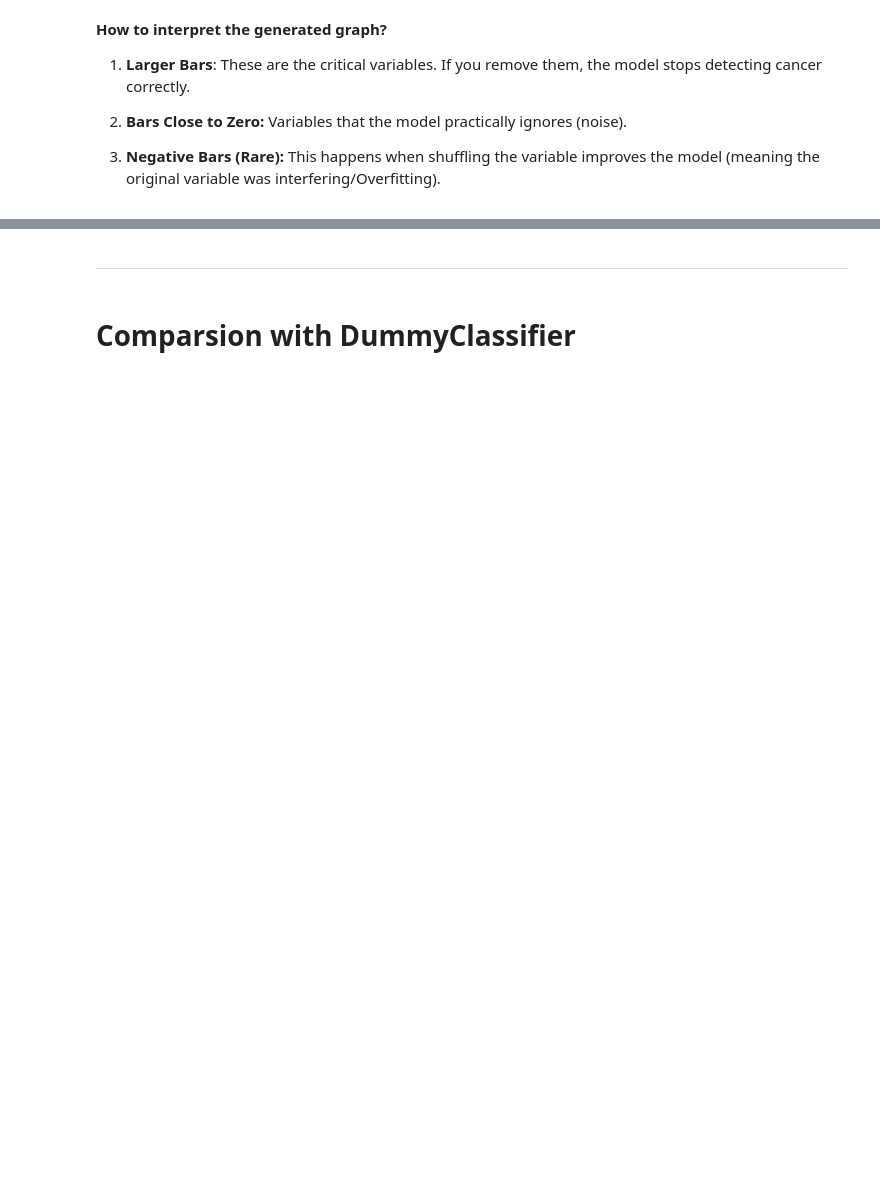
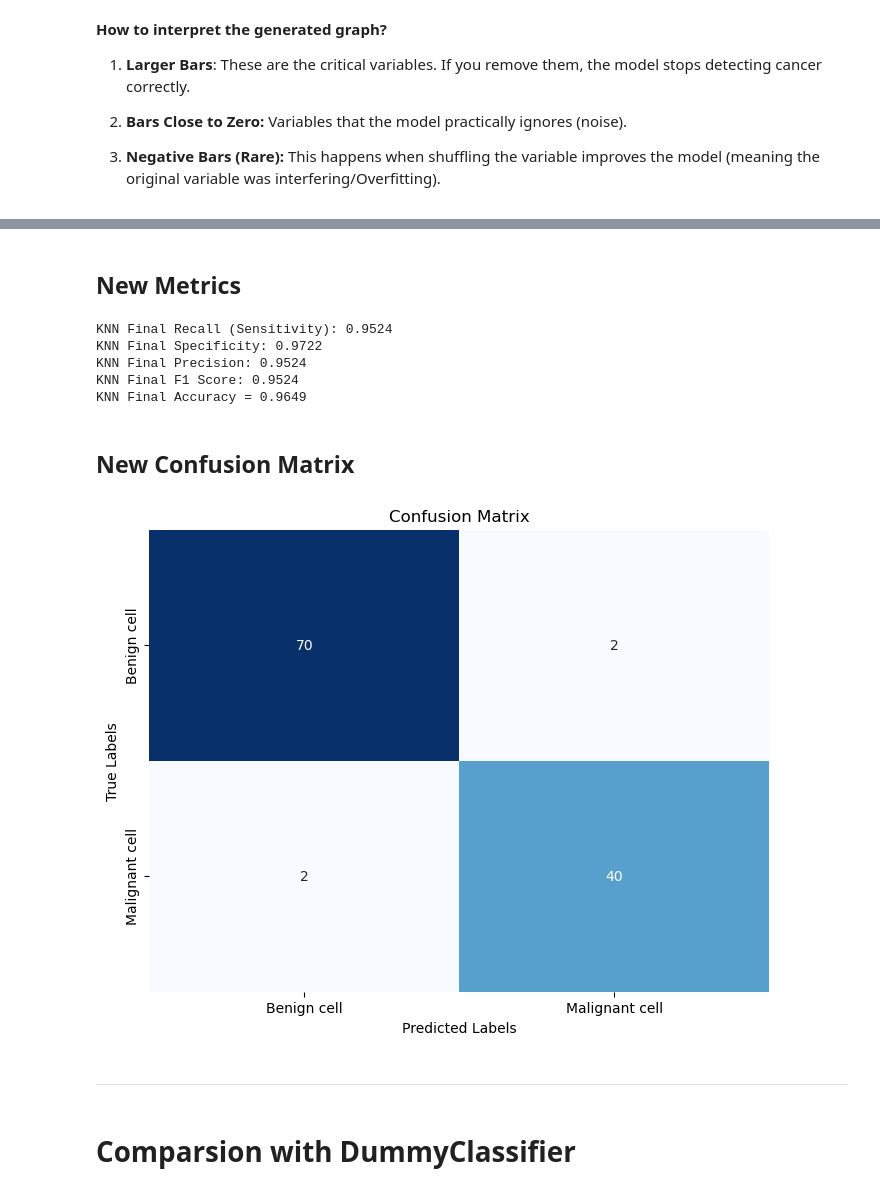
Before and after one commit to Stuepp/Breast-Cancer-Detection-Challange, a Jupyter notebook: Breast-Cancer-Detection.ipynb, the cells around one changed output, grey strips where cells are left out. Saved outputs shown, nothing was run; the diff lists cells and outputs as text; code cells hidden in the pictures; blank space fills up the shorter version.

```diff
--- a/Breast-Cancer-Detection.ipynb
+++ b/Breast-Cancer-Detection.ipynb
@@ -433,0 +444,13 @@ Calculando importância das variáveis (pode demorar um pouco)...
+# %%
+filtered_features = ['radius_mean', 'texture_mean', 'perimeter_mean',
+       'area_mean', 'smoothness_mean', 'compactness_mean',
+       'concave points_mean', 'symmetry_mean', 'fractal_dimension_mean',
+       'texture_se',
+       'compactness_se', 'concavity_se', 'concave points_se', 'symmetry_se',
+       'fractal_dimension_se', 'radius_worst', 'texture_worst',
+       'perimeter_worst', 'area_worst', 'smoothness_worst',
+       'compactness_worst', 'concavity_worst',
+       'symmetry_worst', 'fractal_dimension_worst'
+       ]
+
+label = 'target_encoded' #'diagnosis'
@@ -434,3 +511,46 @@ Calculando importância das variáveis (pode demorar um pouco)...
+# %% [markdown]
+## New Metrics
+# %%
+y_pred_knn_final_filtered = grid_search.predict(x_test_filtered)
+y_proba_knn_final_filtered = grid_search.predict_proba(x_test_filtered)[:,1]
+
+
+recall_knn = mt.recall_score(y_test_filtered, y_pred_knn_final_filtered)
+specificity_knn = mt.recall_score(y_test_filtered, y_pred_knn_final_filtered, pos_label=0)
+precision_knn = mt.precision_score(y_test_filtered, y_pred_knn_final_filtered)
+f1_knn = mt.f1_score(y_test_filtered, y_pred_knn_final_filtered)
+accuracy_knn = mt.accuracy_score(y_test_filtered,y_pred_knn_final_filtered)
+
+
+print(f"KNN Final Recall (Sensitivity): {recall_knn:.4f}")
+print(f"KNN Final Specificity: {specificity_knn:.4f}")
+print(f"KNN Final Precision: {precision_knn:.4f}")
+print(f"KNN Final F1 Score: {f1_knn:.4f}")
+print(f'KNN Final Accuracy = {accuracy_knn:.4f}')
+# %% [output]
+KNN Final Recall (Sensitivity): 0.9524
+KNN Final Specificity: 0.9722
+KNN Final Precision: 0.9524
+KNN Final F1 Score: 0.9524
+KNN Final Accuracy = 0.9649
+# %% [markdown]
+## New Confusion Matrix
+# %%
+cm_knn = mt.confusion_matrix(y_test_filtered, y_pred_knn_final_filtered)
+
+disp = mt.ConfusionMatrixDisplay(confusion_matrix=cm_knn)
+
+#disp.plot(cmap=plt.cm.Blues)
+plt.figure(figsize=(8, 6))
+sns.heatmap(cm_knn, annot=True, fmt='d', cmap='Blues', cbar=False)
+plt.title('Confusion Matrix')
+plt.xlabel('Predicted Labels')
+plt.ylabel('True Labels')
+plt.xticks([0.5,1.5], ['Benign cell', 'Malignant cell'])
+plt.yticks([0.5,1.5], ['Benign cell', 'Malignant cell'], va='center')
+plt.show()
+# %% [output]
+[figure, added]
 # %% [markdown]
 ---
 # %% [markdown]
```
Also changed, not shown: parts of 9 cells of this notebook.
